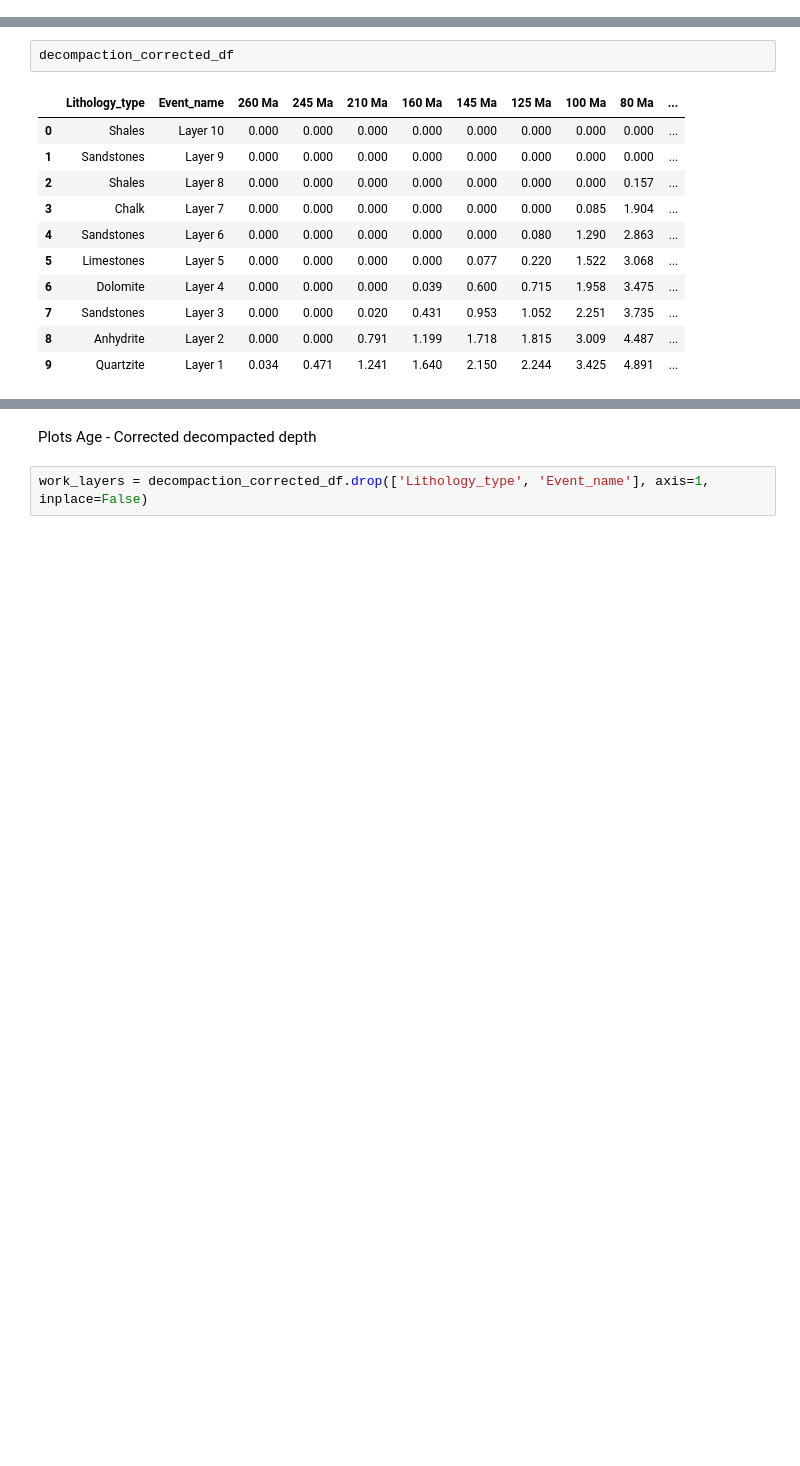
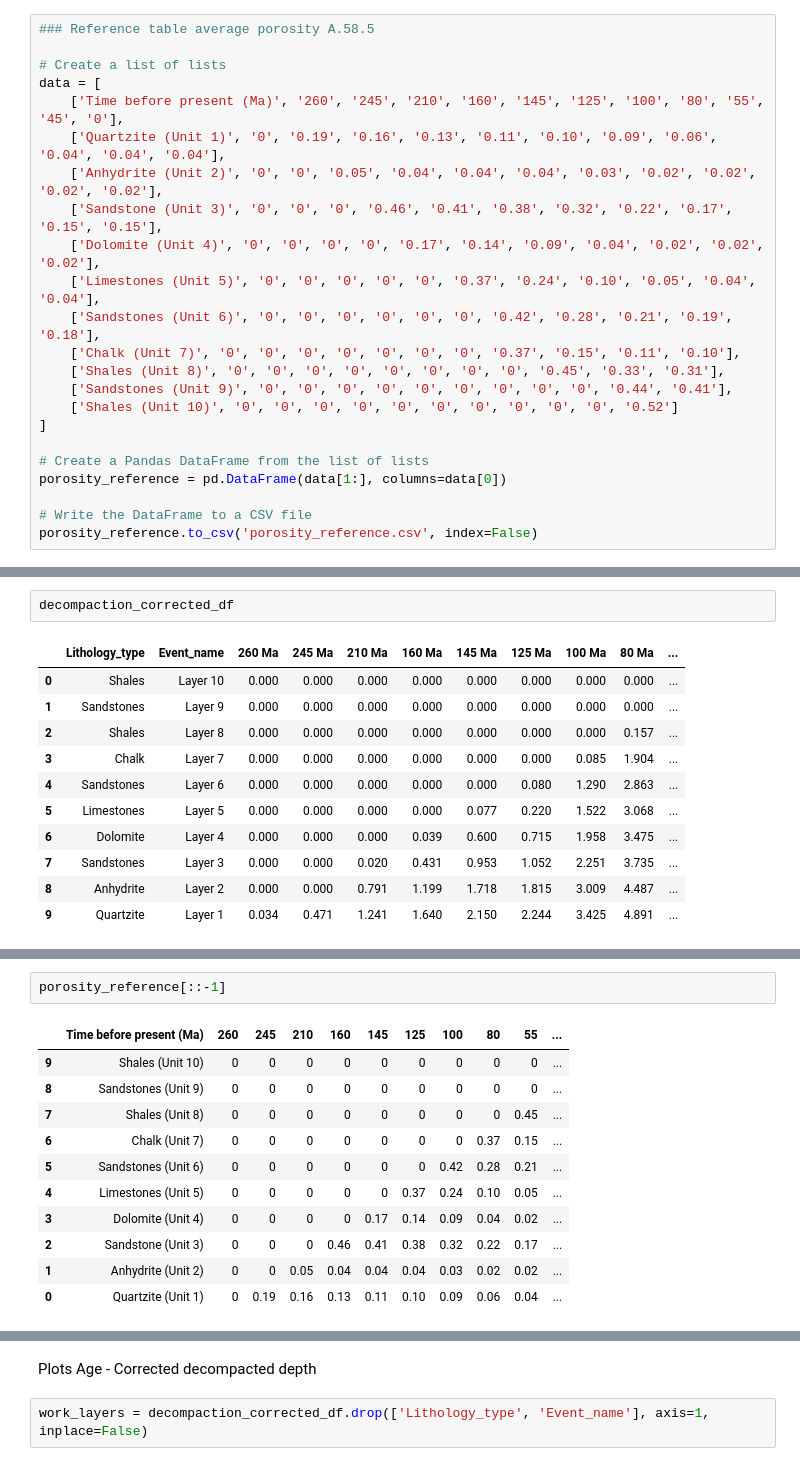
Before and after one commit to MariiaKalinina/Elasticity, a Jupyter notebook: Untitled46.ipynb, the cells around one changed output, grey strips where cells are left out. Saved outputs shown, nothing was run; the diff lists cells and outputs as text; blank space fills up the shorter version.

```diff
--- a/Untitled46.ipynb
+++ b/Untitled46.ipynb
@@ -13,6 +13,29 @@ df_constast = pd.read_csv('/content/Constants.csv', delimiter=';', header=0)
 
 df_well = pd.read_csv('/content/Well_parametrs.csv', delimiter=';', header=0)
 df_well[['Depth top, m', 'Depth bottom, m']] = df_well[['Depth top, m', 'Depth bottom, m']].apply(lambda x: x / 1000)
+# %%
+### Reference table average porosity A.58.5
+
+# Create a list of lists
+data = [
+    ['Time before present (Ma)', '260', '245', '210', '160', '145', '125', '100', '80', '55', '45', '0'],
+    ['Quartzite (Unit 1)', '0', '0.19', '0.16', '0.13', '0.11', '0.10', '0.09', '0.06', '0.04', '0.04', '0.04'],
+    ['Anhydrite (Unit 2)', '0', '0', '0.05', '0.04', '0.04', '0.04', '0.03', '0.02', '0.02', '0.02', '0.02'],
+    ['Sandstone (Unit 3)', '0', '0', '0', '0.46', '0.41', '0.38', '0.32', '0.22', '0.17', '0.15', '0.15'],
+    ['Dolomite (Unit 4)', '0', '0', '0', '0', '0.17', '0.14', '0.09', '0.04', '0.02', '0.02', '0.02'],
+    ['Limestones (Unit 5)', '0', '0', '0', '0', '0', '0.37', '0.24', '0.10', '0.05', '0.04', '0.04'],
+    ['Sandstones (Unit 6)', '0', '0', '0', '0', '0', '0', '0.42', '0.28', '0.21', '0.19', '0.18'],
+    ['Chalk (Unit 7)', '0', '0', '0', '0', '0', '0', '0', '0.37', '0.15', '0.11', '0.10'],
+    ['Shales (Unit 8)', '0', '0', '0', '0', '0', '0', '0', '0', '0.45', '0.33', '0.31'],
+    ['Sandstones (Unit 9)', '0', '0', '0', '0', '0', '0', '0', '0', '0', '0.44', '0.41'],
+    ['Shales (Unit 10)', '0', '0', '0', '0', '0', '0', '0', '0', '0', '0', '0.52']
+]
+
+# Create a Pandas DataFrame from the list of lists
+porosity_reference = pd.DataFrame(data[1:], columns=data[0])
+
+# Write the DataFrame to a CSV file
+porosity_reference.to_csv('porosity_reference.csv', index=False)
 # %%
 df_well
 # %% [output]
@@ -329,0 +378,14 @@ porosity_df
+# %%
+porosity_reference[::-1]
+# %% [output]
+|  | Time before present (Ma) | 260 | 245 | 210 | 160 | 145 | 125 | 100 | 80 | 55 | ... |
+| 9 | Shales (Unit 10) | 0 | 0 | 0 | 0 | 0 | 0 | 0 | 0 | 0 | ... |
+| 8 | Sandstones (Unit 9) | 0 | 0 | 0 | 0 | 0 | 0 | 0 | 0 | 0 | ... |
+| 7 | Shales (Unit 8) | 0 | 0 | 0 | 0 | 0 | 0 | 0 | 0 | 0.45 | ... |
+| 6 | Chalk (Unit 7) | 0 | 0 | 0 | 0 | 0 | 0 | 0 | 0.37 | 0.15 | ... |
+| 5 | Sandstones (Unit 6) | 0 | 0 | 0 | 0 | 0 | 0 | 0.42 | 0.28 | 0.21 | ... |
+| 4 | Limestones (Unit 5) | 0 | 0 | 0 | 0 | 0 | 0.37 | 0.24 | 0.10 | 0.05 | ... |
+| 3 | Dolomite (Unit 4) | 0 | 0 | 0 | 0 | 0.17 | 0.14 | 0.09 | 0.04 | 0.02 | ... |
+| 2 | Sandstone (Unit 3) | 0 | 0 | 0 | 0.46 | 0.41 | 0.38 | 0.32 | 0.22 | 0.17 | ... |
+| 1 | Anhydrite (Unit 2) | 0 | 0 | 0.05 | 0.04 | 0.04 | 0.04 | 0.03 | 0.02 | 0.02 | ... |
+| 0 | Quartzite (Unit 1) | 0 | 0.19 | 0.16 | 0.13 | 0.11 | 0.10 | 0.09 | 0.06 | 0.04 | ... |
```
Also changed, not shown: parts of 14 cells of this notebook.
